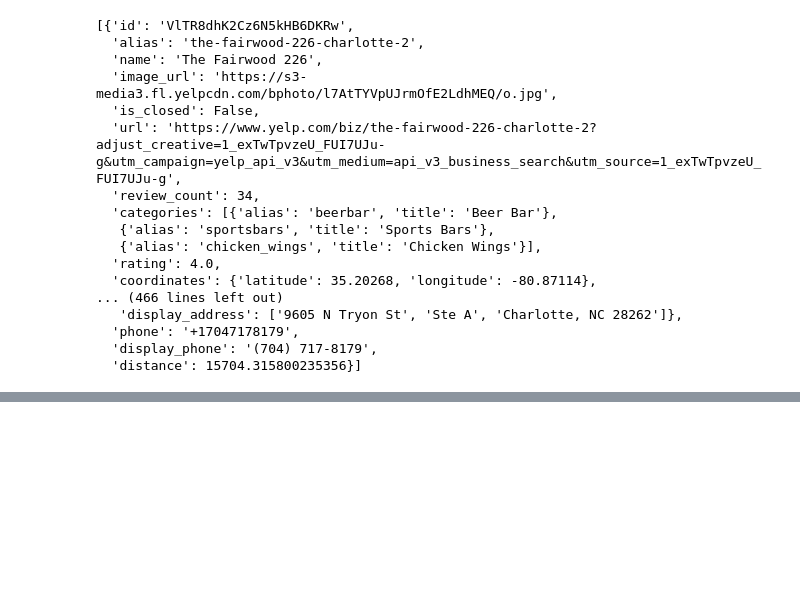
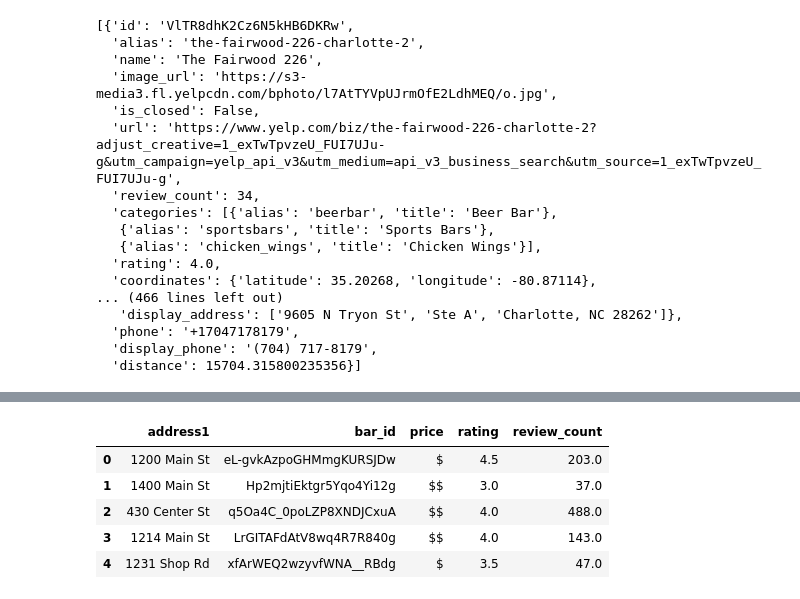
Before and after one commit to melindaeudy/ETL-Project, a Jupyter notebook: ETL.ipynb, the cells around one changed output, grey strips where cells are left out. Saved outputs shown, nothing was run; the diff lists cells and outputs as text; code cells hidden in the pictures; blank space fills up the shorter version.

```diff
--- a/ETL.ipynb
+++ b/ETL.ipynb
@@ -173,4 +158,5 @@ response['businesses']
 # %%
+bar_id = []
 address1 = []
 price = []
 rating = []
@@ -178,10 +164,24 @@ review_count = []
 
 for row in response['businesses']:
     try:
+        bar_id.append(row['id']),
         address1.append(row['location']['address1']),
         price.append(row['price']),
         rating.append(row['rating']),
         review_count.append(row['review_count'])
-        print(f"{address1}, {price}, {rating}, {review_count}")
+        #print(f"{bar_id},{address1}, {price}, {rating}, {review_count}")
     except:
         pass
+# %%
+# create dataframe for YELP bars in North Carolina
+# Create DataFrame
+data = {'address1':address1, 'bar_id': bar_id, 'price': price, 'rating': rating, 'review_count': review_count}
+bars_sc_df = pd.DataFrame(dict([ (k,pd.Series(v)) for k,v in data.items() ]))
+bars_sc_df.head()
+# %% [output]
+|  | address1 | bar_id | price | rating | review_count |
+| 0 | 1200 Main St | eL-gvkAzpoGHMmgKURSJDw | $ | 4.5 | 203.0 |
+| 1 | 1400 Main St | Hp2mjtiEktgr5Yqo4Yi12g | $$ | 3.0 | 37.0 |
+| 2 | 430 Center St | q5Oa4C_0poLZP8XNDJCxuA | $$ | 4.0 | 488.0 |
+| 3 | 1214 Main St | LrGITAFdAtV8wq4R7R840g | $$ | 4.0 | 143.0 |
+| 4 | 1231 Shop Rd | xfArWEQ2wzyvfWNA__RBdg | $ | 3.5 | 47.0 |
```
Also changed, not shown: parts of 5 cells of this notebook.
